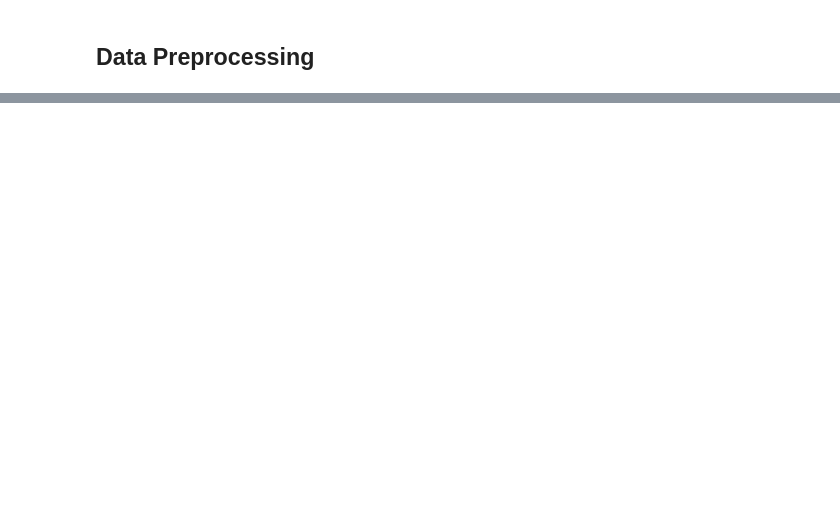
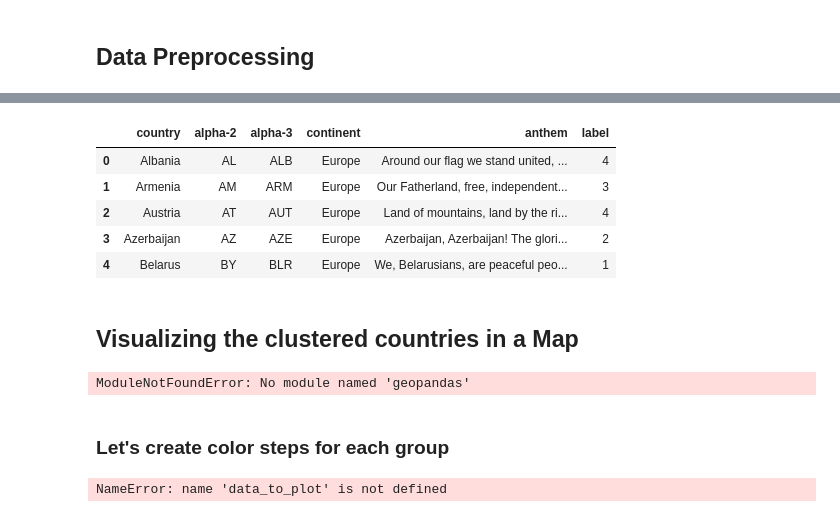
Before and after one commit to iamatul1214/National_Anthems_Clustering, a Jupyter notebook: src/national_anthems_clustering.ipynb, the cells around one changed output, grey strips where cells are left out. Saved outputs shown, nothing was run; the diff lists cells and outputs as text; code cells hidden in the pictures; blank space fills up the shorter version.

```diff
--- a/src/national_anthems_clustering.ipynb
+++ b/src/national_anthems_clustering.ipynb
@@ -75,0 +175,9 @@ corpus[18][0:447]
+# %%
+def run_KMeans(max_k, data):
+    max_k +=1
+    kmeans_results = dict()
+    for k in range(2, max_k):
+        kmeans = cluster.KMeans(n_clusters=k, init = 'k-means++', n_init = 10, tol = 0.001, random_state = 1, algorithm = 'full')
+
+        kmeans_results.update({k: kmeans.fit(data, k)})
+    return kmeans_results
@@ -75,0 +229,4 @@ corpus[18][0:447]
+# %%
+## Running kmeans
+k = 8
+kmeans_results = run_KMeans(k, final_df)
@@ -75,0 +278,9 @@ corpus[18][0:447]
+# %%
+best_result = 5   ## Because the 5 cluster graph from silhouette is looking better
+kmeans = kmeans_results.get(best_result)
+
+final_df_array = final_df.to_numpy()
+prediction = kmeans.predict(final_df)
+n_feats = 20
+dfs = get_top_features_cluster(final_df_array, prediction, n_feats)
+plotWords(dfs, 13)
@@ -75,0 +328,43 @@ corpus[18][0:447]
+# %%
+# Assigning the cluster labels to each country
+labels = kmeans.labels_
+data['label'] = labels
+data.head()
+# %% [output]
+|  | country | alpha-2 | alpha-3 | continent | anthem | label |
+| 0 | Albania | AL | ALB | Europe | Around our flag we stand united, ... | 4 |
+| 1 | Armenia | AM | ARM | Europe | Our Fatherland, free, independent... | 3 |
+| 2 | Austria | AT | AUT | Europe | Land of mountains, land by the ri... | 4 |
+| 3 | Azerbaijan | AZ | AZE | Europe | Azerbaijan, Azerbaijan! The glori... | 2 |
+| 4 | Belarus | BY | BLR | Europe | We, Belarusians, are peaceful peo... | 1 |
+# %% [markdown]
+## Visualizing the clustered countries in a Map
+# %%
+# Map Viz
+import json
+import geopandas as gpd
+
+# Loading countries polygons
+geo_path = 'datasets/world-countries.json'
+country_geo = json.load(open(geo_path))
+gpf = gpd.read_file(geo_path)
+
+# Merging on the alpha-3 country codes
+merge = pd.merge(gpf, data, left_on='id', right_on='alpha-3')
+data_to_plot = merge[["id", "name", "label", "geometry"]]
+
+data_to_plot.head(3)
+# %% [output]
+ModuleNotFoundError: No module named 'geopandas'
+# %% [markdown]
+### Let's create color steps for each group
+# %%
+import branca.colormap as cm
+
+# Creating a discrete color map
+values = data_to_plot[['label']].to_numpy()
+color_step = cm.StepColormap(['r', 'y','g','b', 'm'], vmin=values.min(), vmax=values.max(), caption='step')
+
+color_step
+# %% [output]
+NameError: name 'data_to_plot' is not defined
```
Also changed, not shown: parts of 25 cells of this notebook.
